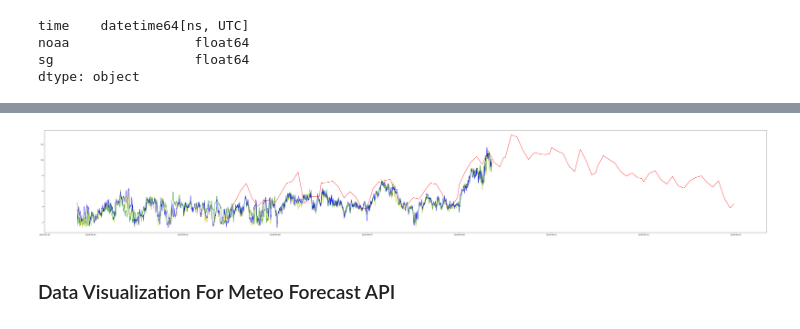
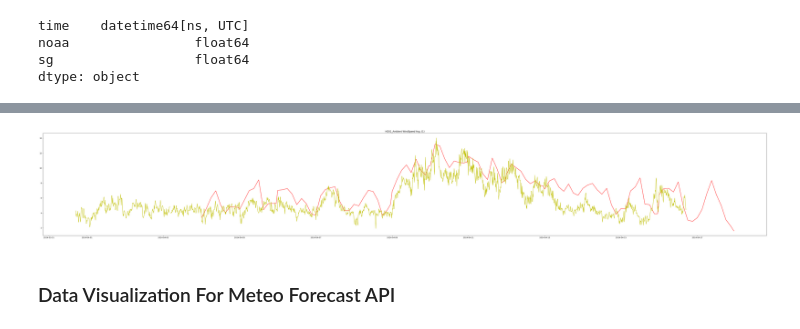
Before and after one commit to dungbachviet/windspeed-forecast-project, a Jupyter notebook: visualization.ipynb, the cells around one changed output, grey strips where cells are left out. Saved outputs shown, nothing was run; the diff lists cells and outputs as text; code cells hidden in the pictures.

```diff
--- a/visualization.ipynb
+++ b/visualization.ipynb
@@ -87,3 +87,7 @@ glass_wind_df['time'] = pd.to_datetime(glass_wind_df['time'])
 # Convert some columns to numeric type
 numeric_columns = ['noaa', 'sg']
 glass_wind_df[numeric_columns] = glass_wind_df[numeric_columns].apply(pd.to_numeric, errors='coerce', axis=1)
+# %%
+# Set time field as index
+glass_wind_df.set_index('time', inplace=True)
+glass_wind_df.head(5)
@@ -89,0 +117,4 @@ glass_wind_df[numeric_columns] = glass_wind_df[numeric_columns].apply(pd.to_nume
+# %%
+# Resample with 10-minute frequency and perform linear interpolation
+glass_wind_df = glass_wind_df.resample('10T').interpolate(method='linear')
+glass_wind_df.head(5)
@@ -89,0 +129,4 @@ glass_wind_df[numeric_columns] = glass_wind_df[numeric_columns].apply(pd.to_nume
+# %%
+# Reset index to get 'time' back as a column
+glass_wind_df.reset_index(inplace=True)
+glass_wind_df.head(5)
@@ -108,16 +148,18 @@ glass_wind_df.head(5)
 # %%
 # VISUALIZE REAL DATA OF WINDSPEED ON TUABINS
 
 plt.figure(1, figsize=(70, 10))
-# plt.plot(glass_wind_df["time"], glass_wind_df["noaa"], "r")
-plt.plot(glass_wind_df["time"], glass_wind_df["sg"], "r")
+plt.plot(glass_wind_df["time"], glass_wind_df["noaa"], "r")
+# plt.plot(glass_wind_df["time"], glass_wind_df["sg"], "r")
 
-plt.plot(real_wind_df["PCTimeStamp"], real_wind_df["HD02_Ambient WindSpeed Avg. (2)"], "y")
-plt.plot(real_wind_df["PCTimeStamp"], real_wind_df["HD03_Ambient WindSpeed Avg. (3)"], "g")
-plt.plot(real_wind_df["PCTimeStamp"], real_wind_df["HD04_Ambient WindSpeed Avg. (4)"], "b")
+plt.plot(real_wind_df["PCTimeStamp"], real_wind_df["HD01_Ambient WindSpeed Avg. (1)"], "y")
+# plt.plot(real_wind_df["PCTimeStamp"], real_wind_df["HD02_Ambient WindSpeed Avg. (2)"], "y")
+# plt.plot(real_wind_df["PCTimeStamp"], real_wind_df["HD03_Ambient WindSpeed Avg. (3)"], "g")
+# plt.plot(real_wind_df["PCTimeStamp"], real_wind_df["HD04_Ambient WindSpeed Avg. (4)"], "b")
+plt.title("HD01_Ambient WindSpeed Avg. (1)")
 plt.show()
 # %% [output]
-[figure, old version]
+[figure, new version]
 # %% [markdown]
 ### Data Visualization For Meteo Forecast API
 # %%
```
Also changed, not shown: parts of 7 cells of this notebook, 9 other files.
